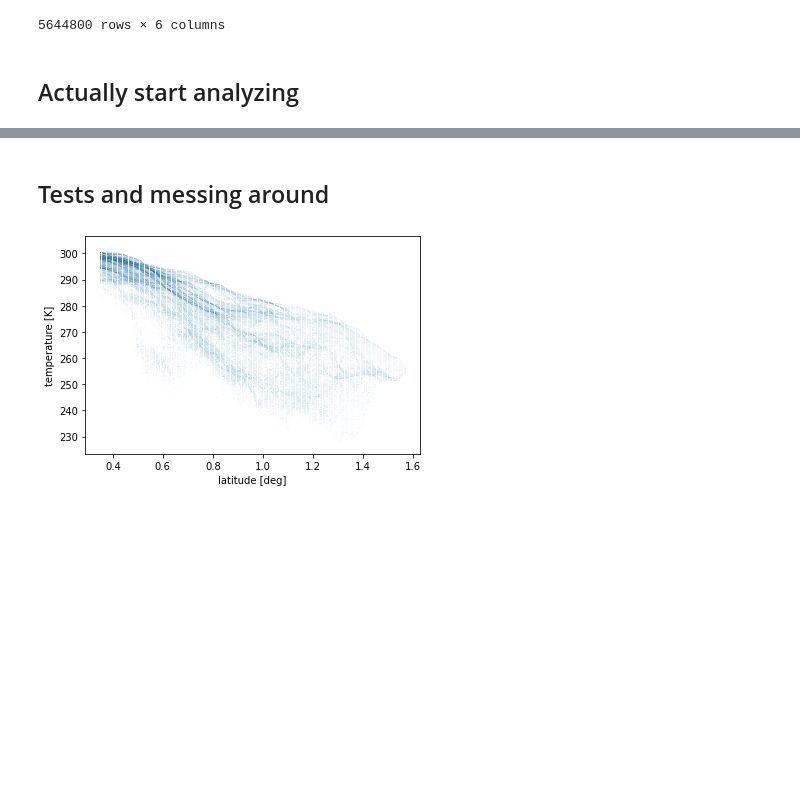
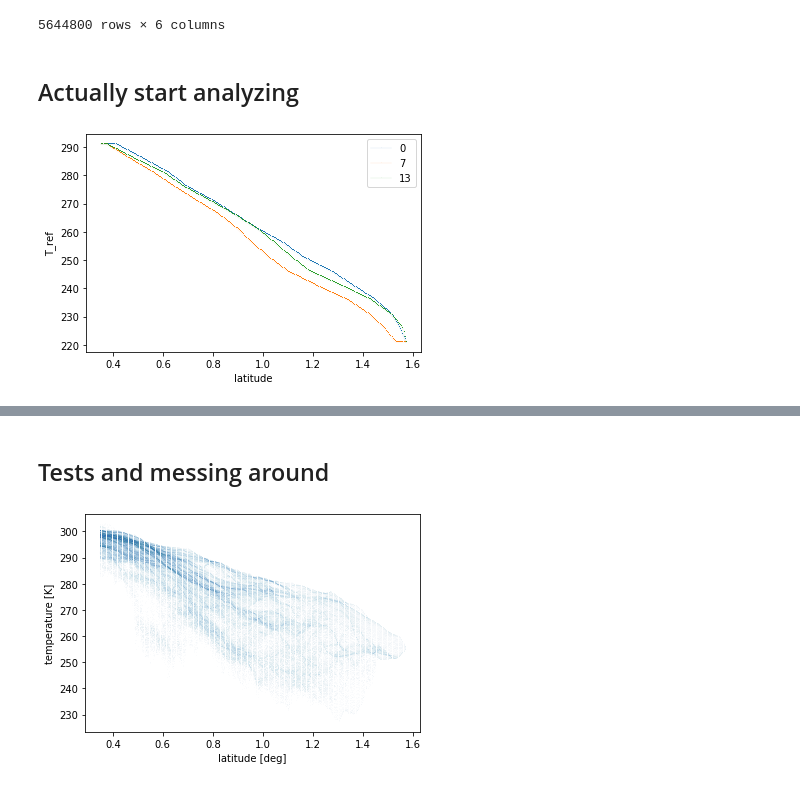
Before and after one commit to geosciences-data-practicum/reanalysis_getter, a Jupyter notebook: analysis/amandas_grid_counting.ipynb, the cells around one changed output, grey strips where cells are left out. Drawn from its saved outputs; the diff is of its cells as text; code cells hidden in the pictures; blank space fills up the shorter version.

Commit message:
add pictures of globe with different temp and lat indicators

```diff
--- a/analysis/amandas_grid_counting.ipynb
+++ b/analysis/amandas_grid_counting.ipynb
@@ -102 +146,25 @@ def T_prime(data_array,temp_binedges,pdf_lat_effs):
+# %%
+#compare maps of several different weeks
+week_to_eval = times[0]
+binedgs, pdf_area,cdf_area = dists_of_areas(data_array.t2m[times==week_to_eval],data_array.latitude[times==week_to_eval],plot=False)
+pdf_lat_effs = dists_of_lat_eff(cdf_area,binedges=binedgs,plot=False)
+T_ref_0 = T_ref(data_array[times==week_to_eval],binedgs,pdf_lat_effs)
+week_to_eval = times[7]
+binedgs, pdf_area,cdf_area = dists_of_areas(data_array.t2m[times==week_to_eval],data_array.latitude[times==week_to_eval],plot=False)
+pdf_lat_effs = dists_of_lat_eff(cdf_area,binedges=binedgs,plot=False)
+T_ref_7 = T_ref(data_array[times==week_to_eval],binedgs,pdf_lat_effs)
+week_to_eval = times[13]
+binedgs, pdf_area,cdf_area = dists_of_areas(data_array.t2m[times==week_to_eval],data_array.latitude[times==week_to_eval],plot=False)
+pdf_lat_effs = dists_of_lat_eff(cdf_area,binedges=binedgs,plot=False)
+T_ref_13 = T_ref(data_array[times==week_to_eval],binedgs,pdf_lat_effs)
+
+plt.plot(data_array.latitude[times==week_to_eval],T_ref_0,alpha=0.05,marker=',',label='week 0')
+plt.plot(data_array.latitude[times==week_to_eval],T_ref_7,alpha=0.05,marker=',',label='week 7')
+plt.plot(data_array.latitude[times==week_to_eval],T_ref_13,alpha=0.05,marker=',',label='week 13')
+plt.xlabel('latitude')
+plt.ylabel('T_ref')
+plt.legend()
+plt.show()
+# %% [output]
+[figure, added]
 # %%
```
Also changed, not shown: parts of 12 cells of this notebook.
